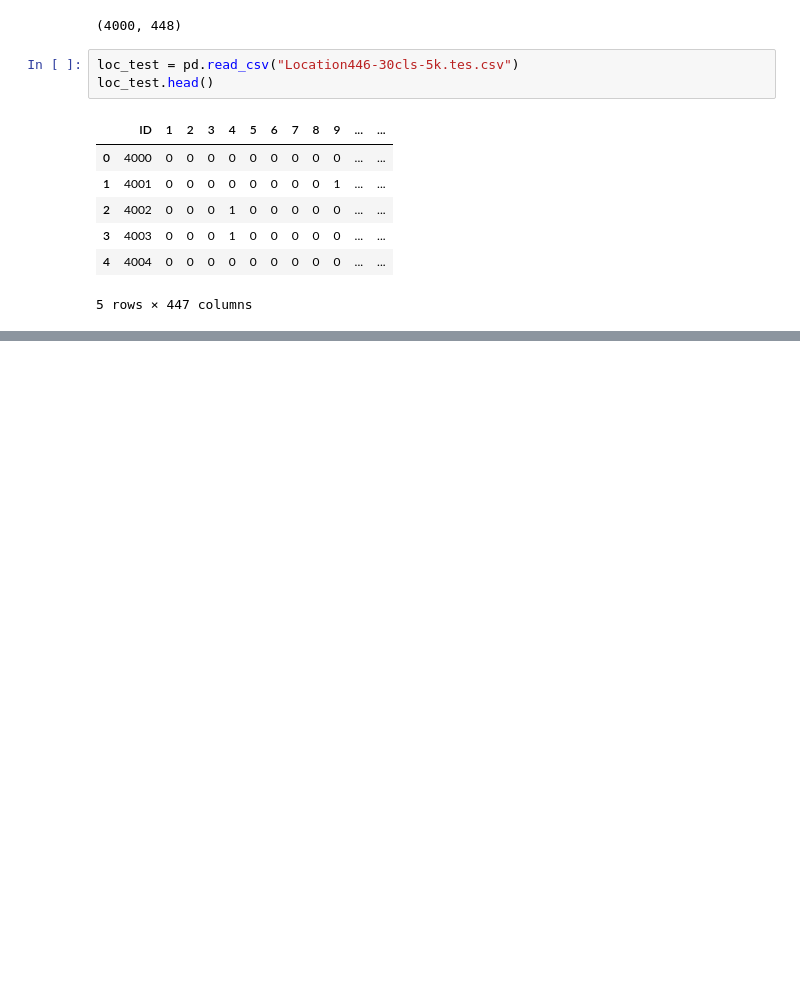
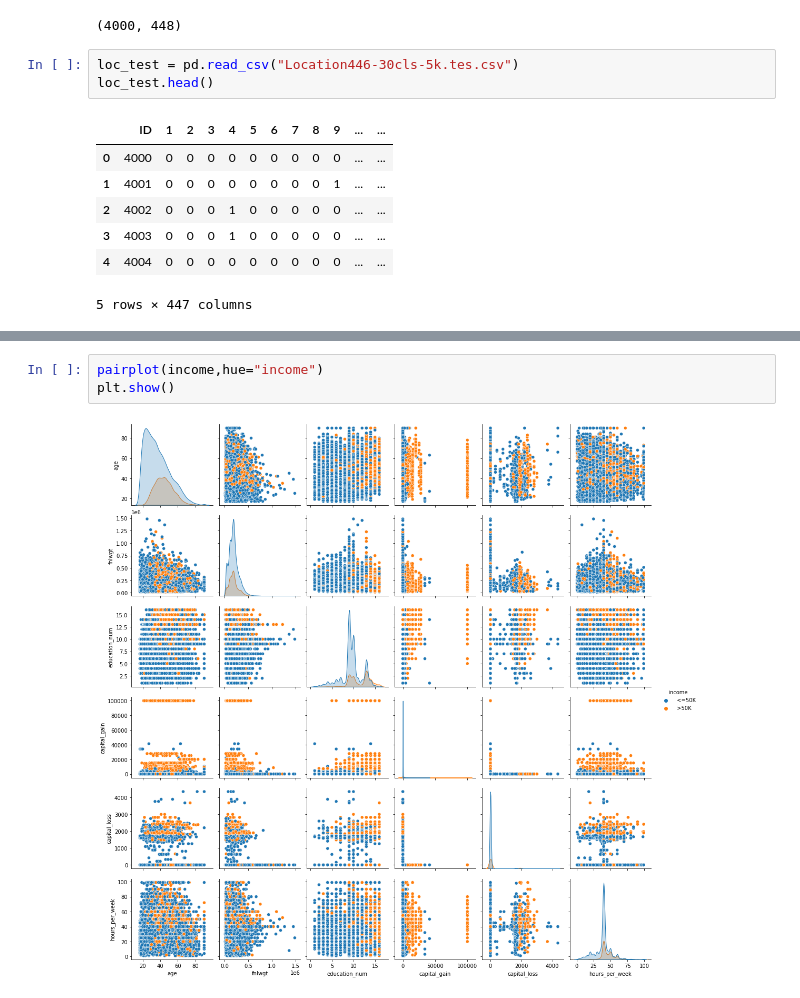
Before and after one commit to EmilDaub/Machine-Learning, a Jupyter notebook: Exercise1/ex1_aileen.ipynb, the cells around one changed output, grey strips where cells are left out. Drawn from its saved outputs; the diff is of its cells as text; blank space fills up the shorter version.

```diff
--- a/Exercise1/ex1_aileen.ipynb
+++ b/Exercise1/ex1_aileen.ipynb
@@ -345,0 +581,5 @@ adult.head()
+# %%
+pairplot(income,hue="income")
+plt.show()
+# %% [output]
+[figure, added]
```
Also changed, not shown: parts of 60 cells of this notebook, 1 other file.
